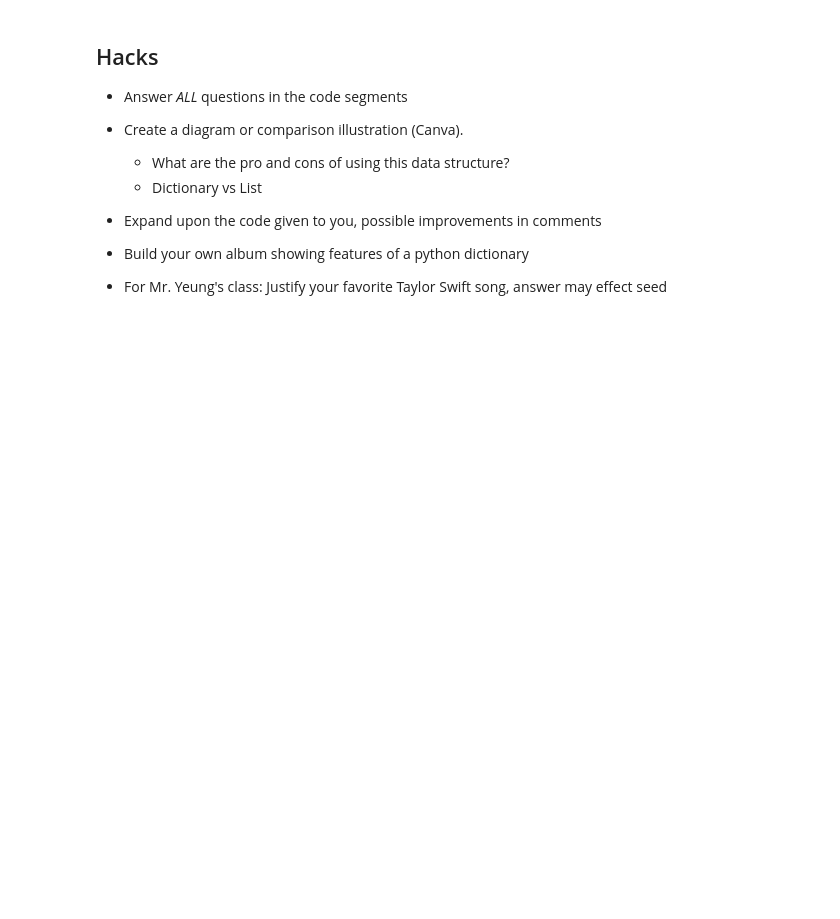
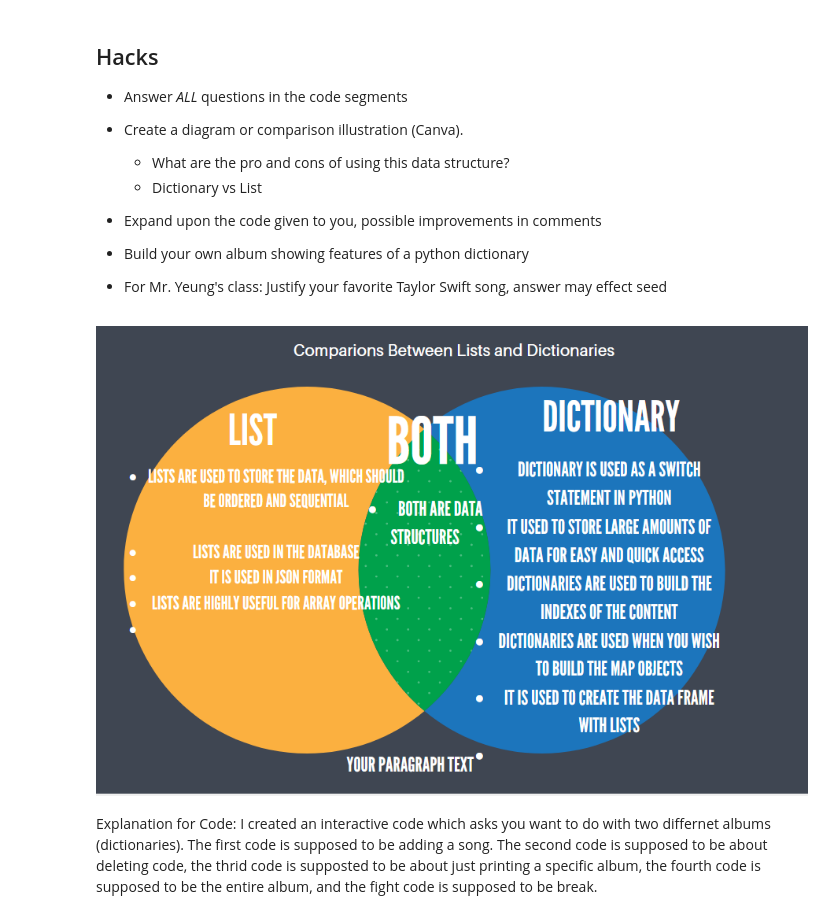
Before and after one commit to DeadshotLegend/Shivansh-Goel-Fast-Pages, a Jupyter notebook: _notebooks/2023-03-29-DS-hashmaps.ipynb, the cells around one changed output. Cells and saved outputs as stored; diff of their text form; code cells hidden in the pictures; blank space fills up the shorter version.

```diff
--- a/_notebooks/2023-03-29-DS-hashmaps.ipynb
+++ b/_notebooks/2023-03-29-DS-hashmaps.ipynb
@@ -141,3 +148,10 @@ search()
 - Build your own album showing features of a python dictionary
 
 - For Mr. Yeung's class: Justify your favorite Taylor Swift song, answer may effect seed
+# %%
+from PIL import Image
+
+Venndiagram = Image.open("../images/compariosnbetweenlistsanddctionaries.PNG")
+display(Venndiagram)
+# %% [output]
+[figure, added]
@@ -143,0 +220,3 @@ search()
+# %% [markdown]
+Explanation for Code:
+I created an interactive code which asks you want to do with two differnet albums (dictionaries). The first code is supposed to be adding a song. The second code is supposed to be about deleting code, the thrid code is supposted to be about just printing a specific album, the fourth code is supposed to be the entire album, and the fight code is supposed to be break.
```
Also changed, not shown: parts of 3 cells of this notebook, 3 other files.
